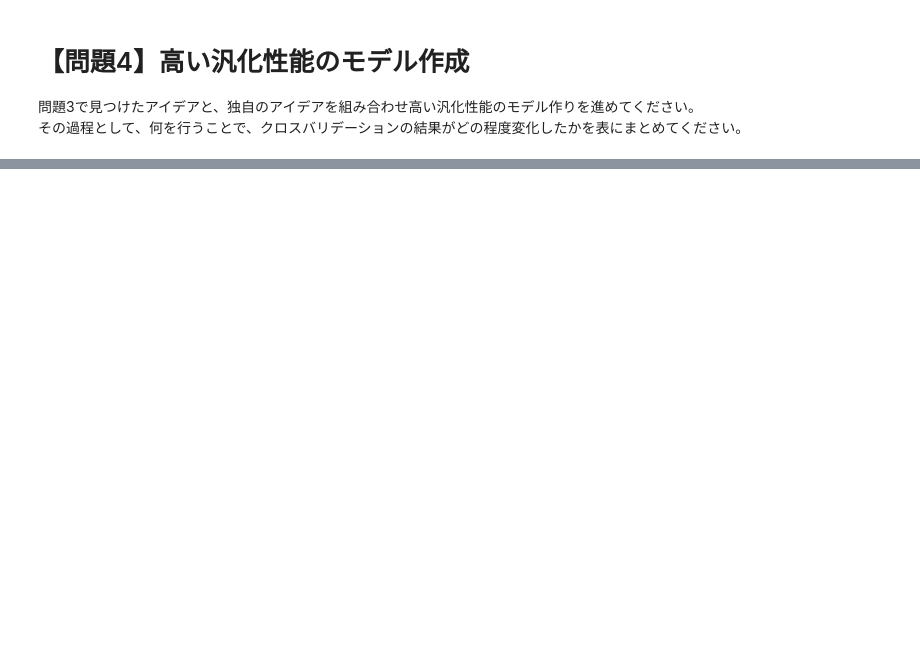
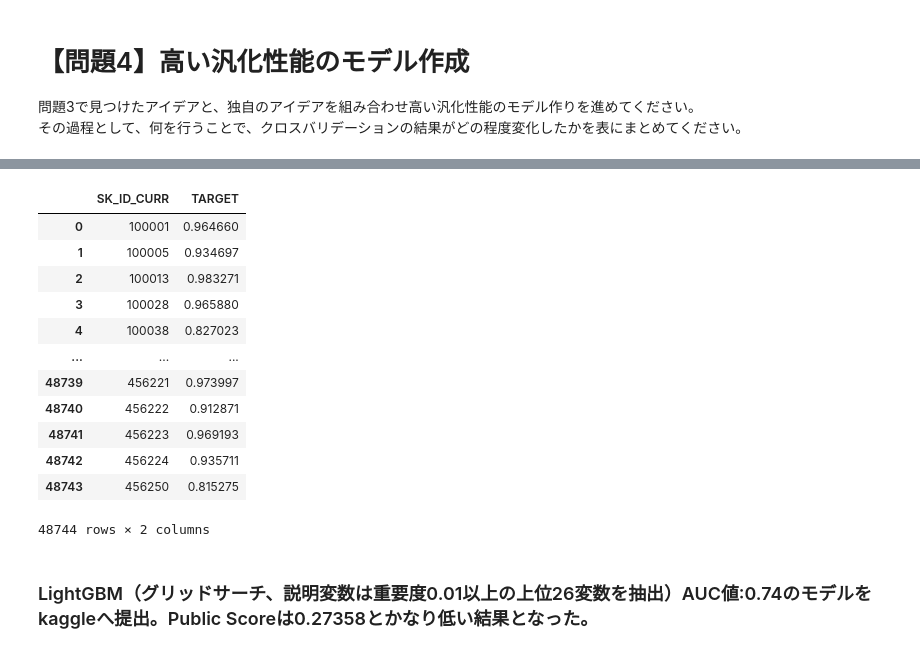
Before and after one commit to hideyuki-takahashi-s13/diveintocode-ml, a Jupyter notebook: Sprint_/Sprint 機械学習フロー.ipynb, the cells around one changed output, grey strips where cells are left out. Saved outputs shown, nothing was run; the diff lists cells and outputs as text; code cells hidden in the pictures; blank space fills up the shorter version.

Commit message:
Add submission of assignment

```diff
--- a/Sprint_/Sprint 機械学習フロー.ipynb
+++ b/Sprint_/Sprint 機械学習フロー.ipynb
@@ -232,0 +437,47 @@ KeyboardInterrupt:
+# %%
+#testデータ用　学習から検証までを関数化　　　GridSearchCVを使用
+def learn_to_verifi_GS_test(X, y, X_t, model, parameters):
+    # 訓練データと検証データの分割。訓練データ75%、検証データ25%として分割する。
+    X = np.array(X)
+    y = np.array(y)
+    X_train, X_test, y_train, y_test = train_test_split(X, y, test_size=0.25, random_state=123)
+
+    #標準化
+    scaler = StandardScaler()
+    scaler.fit(X_train) #訓練用のデータでfit
+    X_train_std = scaler.transform(X_train) #訓練用データをtransform
+    X_test_std = scaler.transform(X_test) #検証用データをtransform
+    X_t_std = scaler.transform(X_t) #testデータをtransform
+
+    #学習〜予測
+    clf = GridSearchCV(model, parameters, cv=5)
+    clf.fit(X_train_std, y_train) # 学習
+    pred = clf.predict(X_t_std) #testデータのクラスを予測
+    pred_proba = clf.predict_proba(X_t_std) #testデータのクラスの予測確率
+    pred_proba_posi = pred_proba[:, 0] #testデータのクラスの予測確率（ポジティブクラスを抜粋）
+
+    return pred_proba_posi
+# %%
+pred_proba_posi = learn_to_verifi_GS_test(X, y, X_t, model = lgb.LGBMClassifier(),
+                                                                             parameters = {'learning_rate':[0.001, 0.01, 0.1], "reg_alpha":[0.0, 0.1, 1.0],
+                                                                                                       "reg_lambda":[0.0, 0.1, 1.0]})
+# %%
+#kaglle提出用のデータフレームを作成
+pred_X_t = pd.Series(pred_proba_posi)
+df_submission = pd.concat([df_t["SK_ID_CURR"], pred_X_t], axis=1)
+df_submission.columns = ["SK_ID_CURR", "TARGET"]
+df_submission
+# %% [output]
+|  | SK_ID_CURR | TARGET |
+| 0 | 100001 | 0.964660 |
+| 1 | 100005 | 0.934697 |
+| 2 | 100013 | 0.983271 |
+| 3 | 100028 | 0.965880 |
+| 4 | 100038 | 0.827023 |
+| ... | ... | ... |
+| 48739 | 456221 | 0.973997 |
+| 48740 | 456222 | 0.912871 |
+| 48741 | 456223 | 0.969193 |
+| 48742 | 456224 | 0.935711 |
+| 48743 | 456250 | 0.815275 |
+48744 rows × 2 columns
@@ -232,0 +487,2 @@ KeyboardInterrupt:
+# %% [markdown]
+### LightGBM（グリッドサーチ、説明変数は重要度0.01以上の上位26変数を抽出）AUC値:0.74のモデルをkaggleへ提出。Public Scoreは0.27358とかなり低い結果となった。
```
Also changed, not shown: parts of 20 cells of this notebook.
